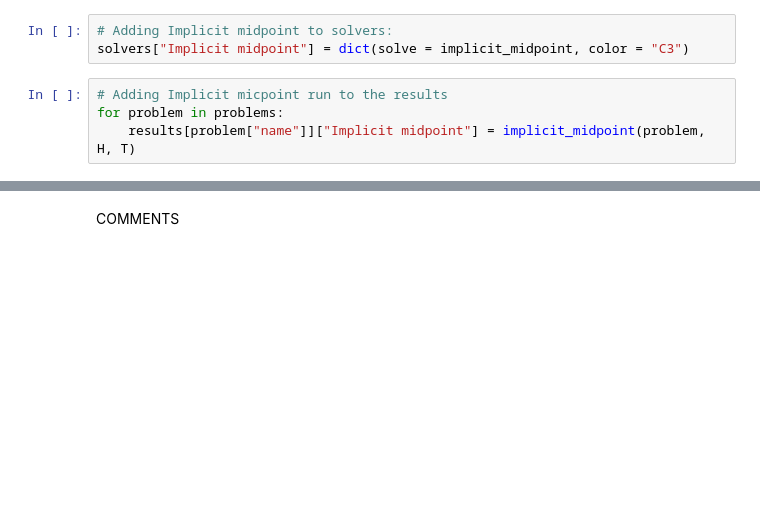
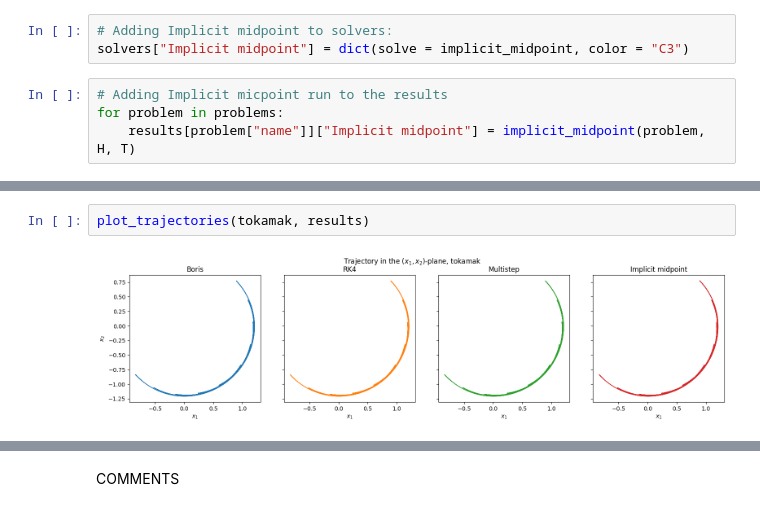
Before and after one commit to vemundsw/Project-2-TMA4215, a Jupyter notebook: NyMasterFile.ipynb, the cells around one changed output, grey strips where cells are left out. Saved outputs shown, nothing was run; the diff lists cells and outputs as text; blank space fills up the shorter version.

```diff
--- a/NyMasterFile.ipynb
+++ b/NyMasterFile.ipynb
@@ -952,0 +965,4 @@ for problem in problems:
+# %%
+plot_trajectories(tokamak, results)
+# %% [output]
+[figure, added]
```
Also changed, not shown: parts of 15 cells of this notebook.
